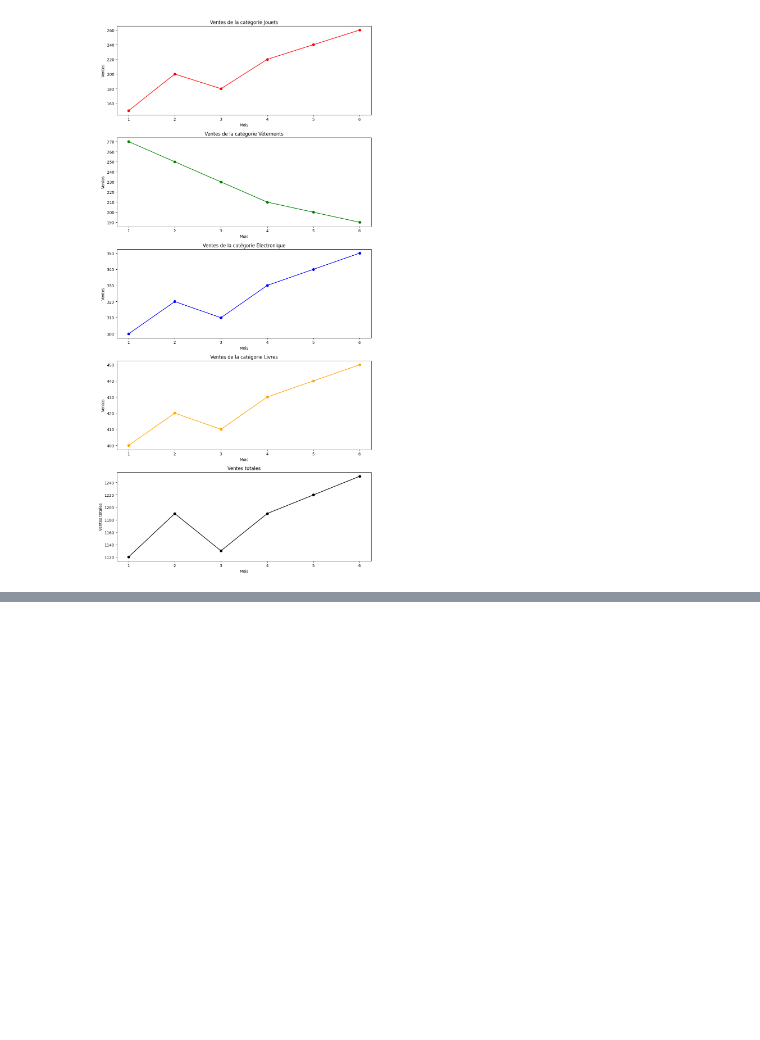
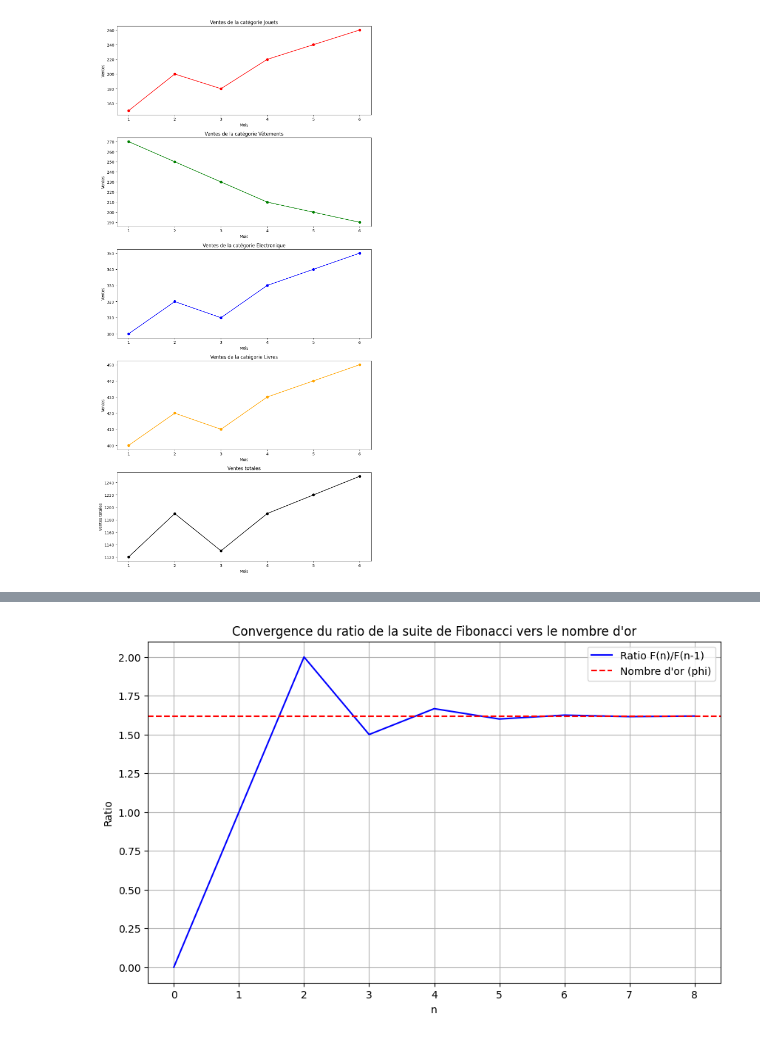
Before and after one commit to ldom1/sorbonne_mimo_python, a Jupyter notebook: 5_numpy_matplotlib/0_cours_corrige.ipynb, the cells around one changed output, grey strips where cells are left out. Saved outputs shown, nothing was run; the diff lists cells and outputs as text; code cells hidden in the pictures; blank space fills up the shorter version.

```diff
--- a/5_numpy_matplotlib/0_cours_corrige.ipynb
+++ b/5_numpy_matplotlib/0_cours_corrige.ipynb
@@ -548,0 +637,45 @@ plt.show()
+# %%
+# 1. Générer la suite de Fibonacci
+def fibonacci(n: int) -> np.ndarray:
+    """
+    Génère la suite de Fibonacci jusqu'à n termes.
+
+    :param n: Le nombre de termes à générer.
+    :return: Un tableau contenant les n premiers termes de la suite de Fibonacci.
+    """
+    fib = [0, 1]
+    for i in range(2, n):
+        fib.append(fib[i - 1] + fib[i - 2])
+    return np.array(fib[:n])
+
+
+def ratio_fibonacci(n: int) -> np.ndarray:
+    """Génère la suite de Fibonacci jusqu'à n termes et calcule le ratio entre les
+    termes consécutifs (F(n)/F(n-1)).
+
+    :param n: Le nombre de termes de la suite de Fibonacci à générer.
+    :return: Un tableau contenant les ratios entre les termes consécutifs.
+    """
+    fib = fibonacci(n=n)
+    # On va diviser tous les termes sauf le premier par le terme précédent et ajouter le 0 à la fin
+    ratios = np.zeros(n-1)
+    ratios[1:] = fib[2:] / fib[1:-1]
+    return ratios
+# %%
+# 2. Tracer le ratio pour obserer la convergence vers le nombre d'or
+phi = (1 + 5**0.5) / 2
+n = 10
+ratios = ratio_fibonacci(n=n)
+plt.figure(figsize=(10, 6))
+plt.plot(ratios, label="Ratio F(n)/F(n-1)", color="blue")
+plt.axhline(y=phi, color="red", linestyle="--", label="Nombre d'or (phi)")
+plt.title("Convergence du ratio de la suite de Fibonacci vers le nombre d'or")
+plt.xlabel("n")
+plt.ylabel("Ratio")
+plt.legend()
+plt.grid()
+plt.show()
+
+# Ca converge vers le nombre d'or, mais ça ne l'atteindra jamais
+# %% [output]
+[figure, added]
```
Also changed, not shown: parts of 3 cells of this notebook, 3 other files.
